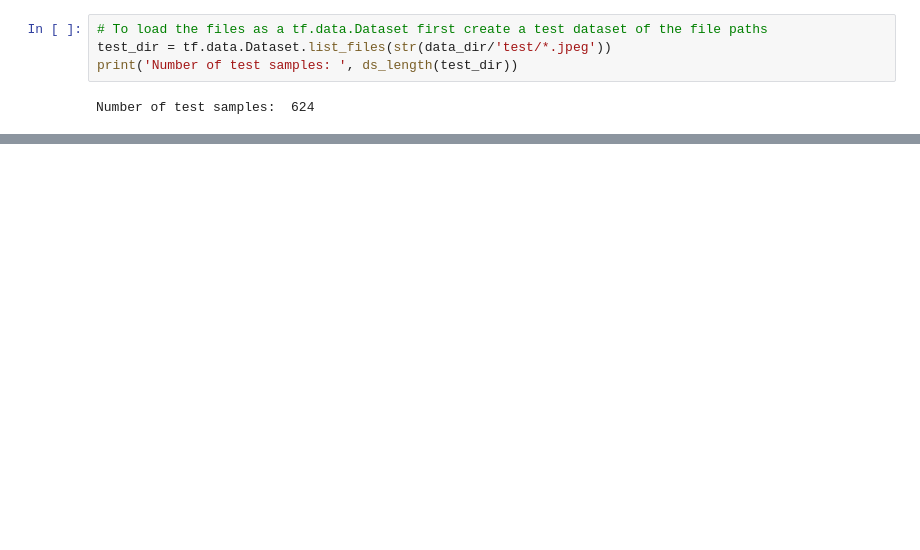
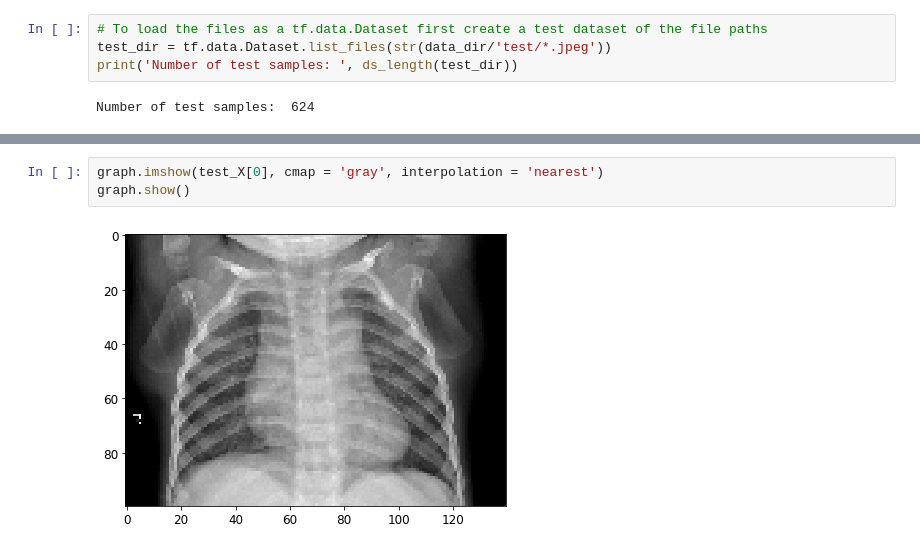
Before and after one commit to datvienhuynh/pneumonia-predicting, a Jupyter notebook: pneumonia-predicting-cnn.ipynb, the cells around one changed output, grey strips where cells are left out. Saved outputs shown, nothing was run; the diff lists cells and outputs as text; blank space fills up the shorter version.

```diff
--- a/pneumonia-predicting-cnn.ipynb
+++ b/pneumonia-predicting-cnn.ipynb
@@ -145,0 +254,5 @@ b'dataset/Coronahack-Chest-XRay-Dataset/test/person130_bacteria_625.jpeg'
+# %%
+graph.imshow(test_X[0], cmap = 'gray', interpolation = 'nearest')
+graph.show()
+# %% [output]
+[figure, added]
```
Also changed, not shown: parts of 22 cells of this notebook.
